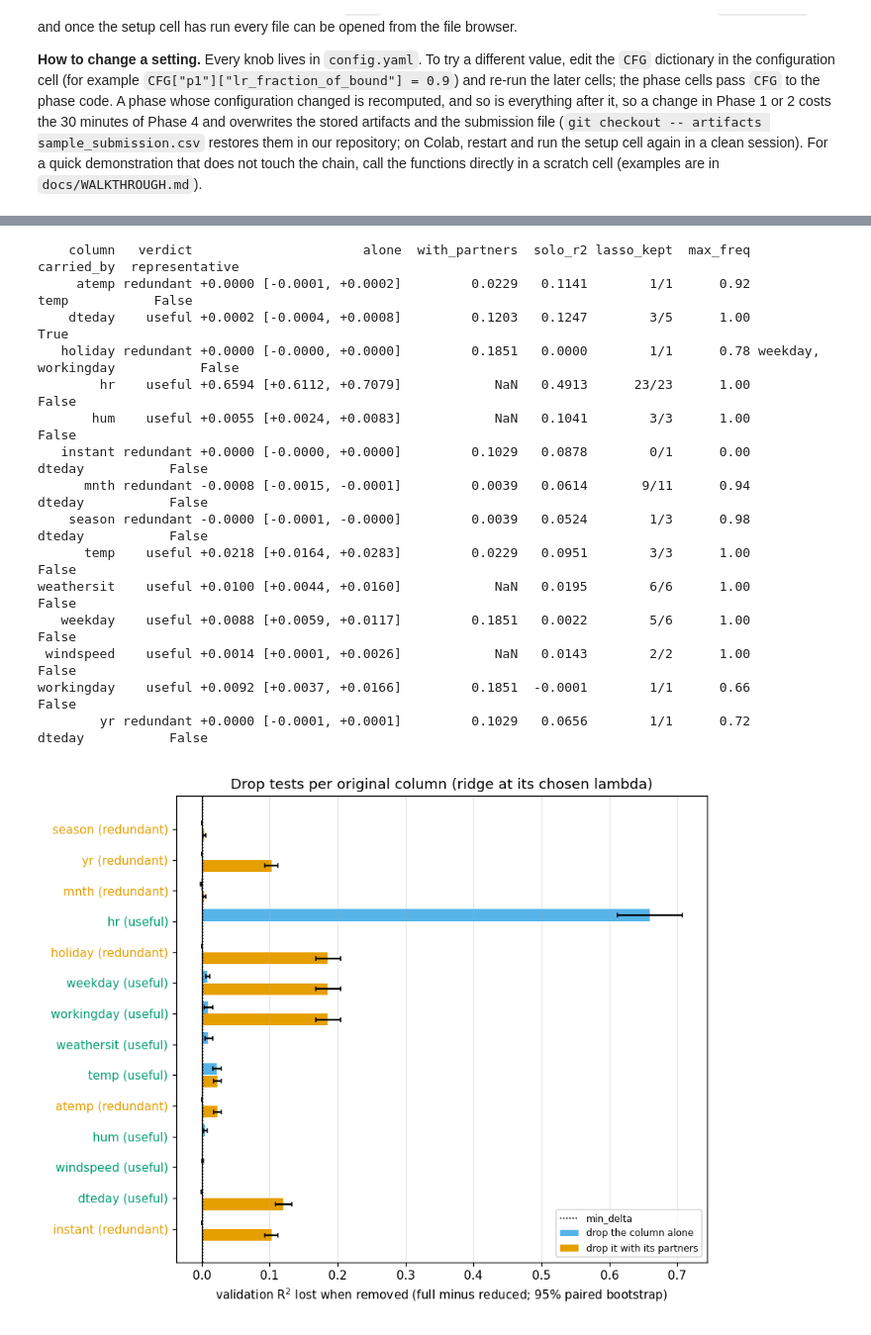
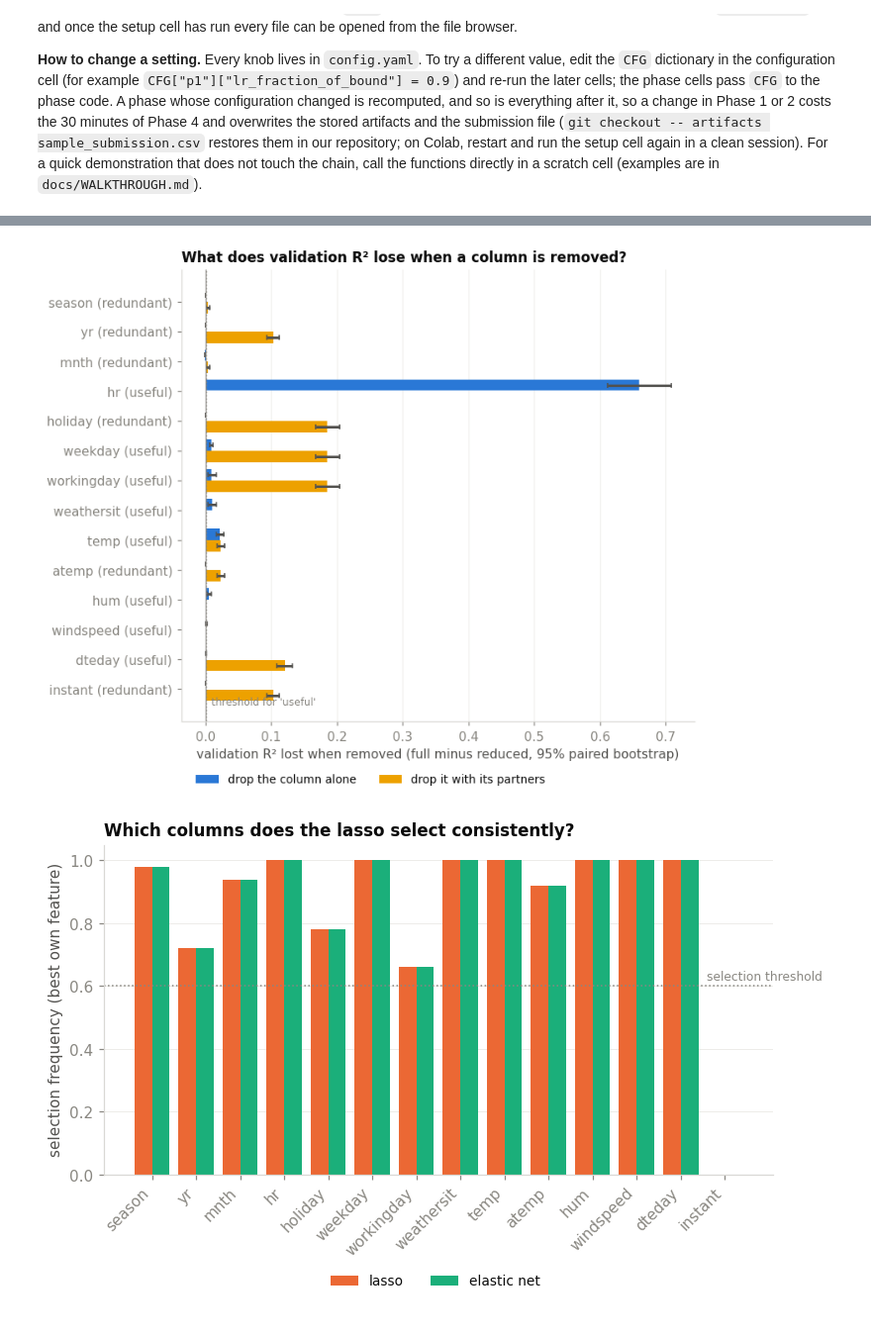
Before and after one commit to AhmedAtefYoussef/Machine-Learning-Pipeline, a Jupyter notebook: rush_hour.ipynb, the cells around one changed output, grey strips where cells are left out. Shown at 99% size. Cells and saved outputs as stored; diff of their text form; code cells hidden in the pictures.

```diff
--- a/rush_hour.ipynb
+++ b/rush_hour.ipynb
@@ -2992,0 +3054,7 @@ We have to be open about two things. First, our original rule was "the level wit
+# %%
+# Phase 4 adds the held-back columns to the Phase 3 target design and runs our three solvers; it is the slowest phase, so the stored artifact is loaded when nothing upstream changed.
+from src import plots_p4
+from src.phases import p4 as p4mod
+from src.regularization import cd_sweep, enet_cd_gram, ridge_closed_form, soft_threshold
+
+p4 = phase("p4", p4mod.run, CFG, upstream="p3", recompute_all=RECOMPUTE_ALL)   # python run.py p4 recomputes it
@@ -2993,13 +3063,4 @@ We have to be open about two things. First, our original rule was "the level wit
 # %%
-# Phase 4 loads artifacts/p3.json for the target design, adds the candidate columns and runs everything with our own
-# solvers. This is the slowest phase of the notebook: a full run takes about 15 minutes, so the cell below loads the
-# stored artifact when the config and the upstream artifact are unchanged (python run.py p4 recomputes it).
-import pandas as pd
-
-from src.common import cached_or_run, load_config, read_artifact
-from src.phases import p4 as p4mod
-from src.plots_p4 import (plot_cv_vs_validation, plot_paths, plot_stability, plot_validation_curves,
-                          plot_verdicts)
-
-p4 = phase("p4", p4mod.run, upstream="p3")
+# The chain: the target level from Phase 3, the candidate columns added, and the resulting width.
+view.p4_design(p3, p4)
 # %% [output]
@@ -3167,33 +3234,10 @@ Lasso evidence is reported next to the drop tests (how many of the column's own
 # %%
-# Verdict for every original column (cost = validation R2 lost when removed; interval = paired bootstrap).
-rows = []
-for col, v in p4["column_verdicts"].items():
-    n = v["numbers"]
-    rows.append({"column": col, "verdict": v["verdict"],
-                 "alone": f"{n['drop_alone']['delta']:+.4f} [{n['drop_alone']['lo']:+.4f}, {n['drop_alone']['hi']:+.4f}]",
-                 "with_partners": None if n["drop_group"] is None else round(n["drop_group"]["delta"], 4),
-                 "solo_r2": None if n["solo_r2"] is None else round(n["solo_r2"], 4),
-                 "lasso_kept": f"{n['lasso']['n_own_nonzero']}/{n['lasso']['n_own']}",
-                 "max_freq": None if n["lasso"]["max_freq_own"] is None else round(n["lasso"]["max_freq_own"], 2),
-                 "carried_by": ", ".join(v["carried_by"]), "representative": v["representative"]})
-print(pd.DataFrame(rows).to_string(index=False))
+# The drop tests as a plot.
+show(plots_p4.plot_verdicts(p4))
 # %% [output]
-    column   verdict                      alone  with_partners  solo_r2 lasso_kept  max_freq          carried_by  representative
-     atemp redundant +0.0000 [-0.0001, +0.0002]         0.0229   0.1141        1/1      0.92                temp           False
-    dteday    useful +0.0002 [-0.0004, +0.0008]         0.1203   0.1247        3/5      1.00                                True
-   holiday redundant +0.0000 [-0.0000, +0.0000]         0.1851   0.0000        1/1      0.78 weekday, workingday           False
-        hr    useful +0.6594 [+0.6112, +0.7079]            NaN   0.4913      23/23      1.00                               False
-       hum    useful +0.0055 [+0.0024, +0.0083]            NaN   0.1041        3/3      1.00                               False
-   instant redundant +0.0000 [-0.0000, +0.0000]         0.1029   0.0878        0/1      0.00              dteday           False
-      mnth redundant -0.0008 [-0.0015, -0.0001]         0.0039   0.0614       9/11      0.94              dteday           False
-    season redundant -0.0000 [-0.0001, -0.0000]         0.0039   0.0524        1/3      0.98              dteday           False
-      temp    useful +0.0218 [+0.0164, +0.0283]         0.0229   0.0951        3/3      1.00                               False
-weathersit    useful +0.0100 [+0.0044, +0.0160]            NaN   0.0195        6/6      1.00                               False
-   weekday    useful +0.0088 [+0.0059, +0.0117]         0.1851   0.0022        5/6      1.00                               False
- windspeed    useful +0.0014 [+0.0001, +0.0026]            NaN   0.0143        2/2      1.00                               False
-workingday    useful +0.0092 [+0.0037, +0.0166]         0.1851  -0.0001        1/1      0.66                               False
-        yr redundant +0.0000 [-0.0001, +0.0001]         0.1029   0.0656        1/1      0.72              dteday           False
+[figure, added]
 # %%
-show(plot_verdicts(p4))
+# How consistently the lasso selects each column when whole days are resampled.
+show(plots_p4.plot_stability(p4))
 # %% [output]
-[figure, old version]
+[figure, new version]
```
Also changed, not shown: parts of 179 cells of this notebook, 26 other files.
